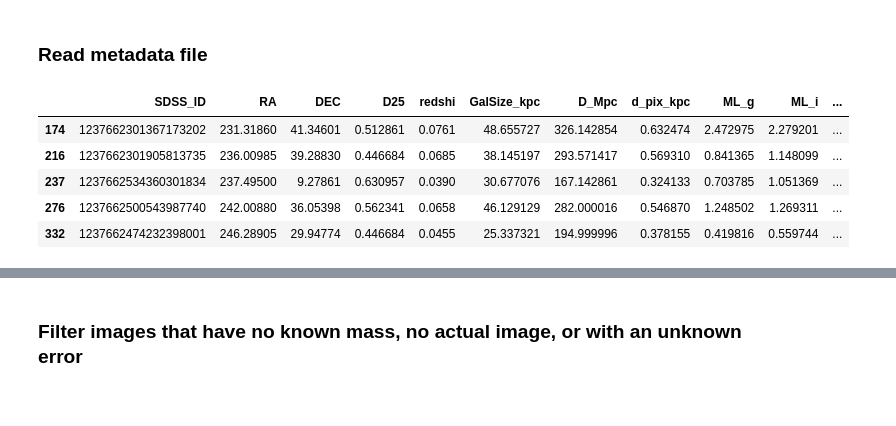
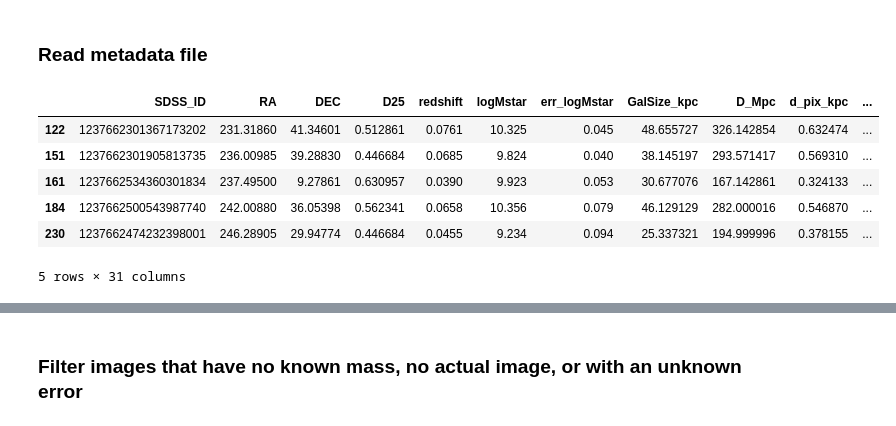
Before and after one commit to NakramR/astrohack, a Jupyter notebook: hackatonBase.ipynb, the cells around one changed output, grey strips where cells are left out. Cells and saved outputs as stored; diff of their text form; code cells hidden in the pictures.

```diff
--- a/hackatonBase.ipynb
+++ b/hackatonBase.ipynb
@@ -97,12 +97,13 @@ issuesImages = ['1237658298983055529.npy','1237660634917634181.npy','12376548796
 # %% [markdown]
 ### Read metadata file
 # %%
-df =  getAstrohackDataFrame()
+df =  getAstrohackDataFrameOld2()
 df.head()
 # %% [output]
-|  | SDSS_ID | RA | DEC | D25 | redshi | GalSize_kpc | D_Mpc | d_pix_kpc | ML_g | ML_i | ... |
-| 174 | 1237662301367173202 | 231.31860 | 41.34601 | 0.512861 | 0.0761 | 48.655727 | 326.142854 | 0.632474 | 2.472975 | 2.279201 | ... |
-| 216 | 1237662301905813735 | 236.00985 | 39.28830 | 0.446684 | 0.0685 | 38.145197 | 293.571417 | 0.569310 | 0.841365 | 1.148099 | ... |
-| 237 | 1237662534360301834 | 237.49500 | 9.27861 | 0.630957 | 0.0390 | 30.677076 | 167.142861 | 0.324133 | 0.703785 | 1.051369 | ... |
-| 276 | 1237662500543987740 | 242.00880 | 36.05398 | 0.562341 | 0.0658 | 46.129129 | 282.000016 | 0.546870 | 1.248502 | 1.269311 | ... |
-| 332 | 1237662474232398001 | 246.28905 | 29.94774 | 0.446684 | 0.0455 | 25.337321 | 194.999996 | 0.378155 | 0.419816 | 0.559744 | ... |
+|  | SDSS_ID | RA | DEC | D25 | redshift | logMstar | err_logMstar | GalSize_kpc | D_Mpc | d_pix_kpc | ... |
+| 122 | 1237662301367173202 | 231.31860 | 41.34601 | 0.512861 | 0.0761 | 10.325 | 0.045 | 48.655727 | 326.142854 | 0.632474 | ... |
+| 151 | 1237662301905813735 | 236.00985 | 39.28830 | 0.446684 | 0.0685 | 9.824 | 0.040 | 38.145197 | 293.571417 | 0.569310 | ... |
+| 161 | 1237662534360301834 | 237.49500 | 9.27861 | 0.630957 | 0.0390 | 9.923 | 0.053 | 30.677076 | 167.142861 | 0.324133 | ... |
+| 184 | 1237662500543987740 | 242.00880 | 36.05398 | 0.562341 | 0.0658 | 10.356 | 0.079 | 46.129129 | 282.000016 | 0.546870 | ... |
+| 230 | 1237662474232398001 | 246.28905 | 29.94774 | 0.446684 | 0.0455 | 9.234 | 0.094 | 25.337321 | 194.999996 | 0.378155 | ... |
+5 rows × 31 columns
```
Also changed, not shown: parts of 15 cells of this notebook.
